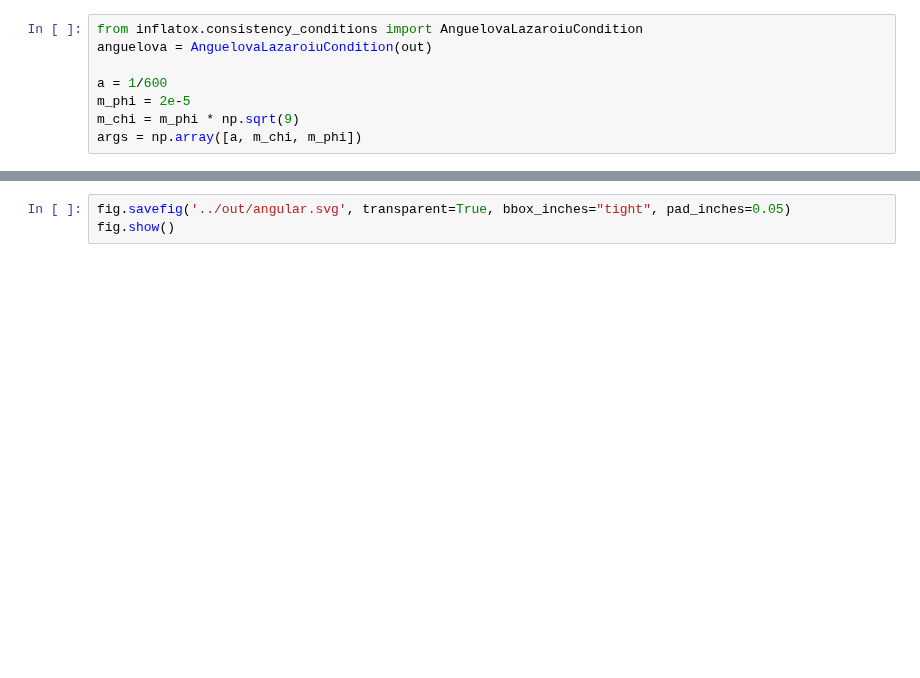
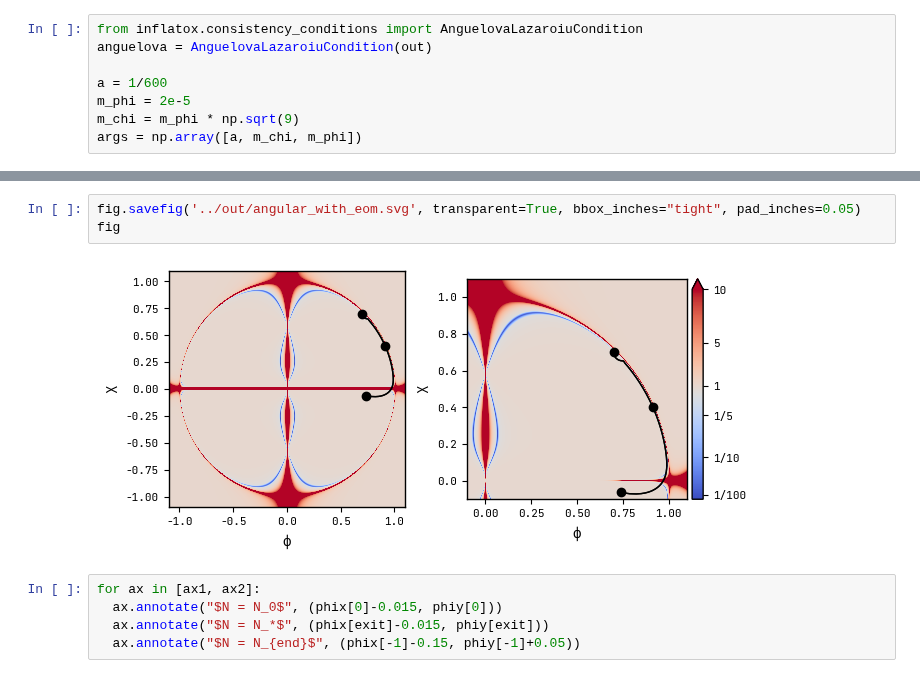
Before and after one commit to smups/inflatox, a Jupyter notebook: notebooks/angular_inf.ipynb, the cells around one changed output, grey strips where cells are left out. Drawn from its saved outputs; the diff is of its cells as text; blank space fills up the shorter version.

```diff
--- a/notebooks/angular_inf.ipynb
+++ b/notebooks/angular_inf.ipynb
@@ -156,3 +181,10 @@ Text(0.5, 4.444444444444445, '$\\phi$')
 # %%
-fig.savefig('../out/angular.svg', transparent=True, bbox_inches="tight", pad_inches=0.05)
-fig.show()
+fig.savefig('../out/angular_with_eom.svg', transparent=True, bbox_inches="tight", pad_inches=0.05)
+fig
+# %% [output]
+[figure, added]
+# %%
+for ax in [ax1, ax2]:
+  ax.annotate("$N = N_0$", (phix[0]-0.015, phiy[0]))
+  ax.annotate("$N = N_*$", (phix[exit]-0.015, phiy[exit]))
+  ax.annotate("$N = N_{end}$", (phix[-1]-0.15, phiy[-1]+0.05))
```
Also changed, not shown: parts of 8 cells of this notebook, 15 other files.
